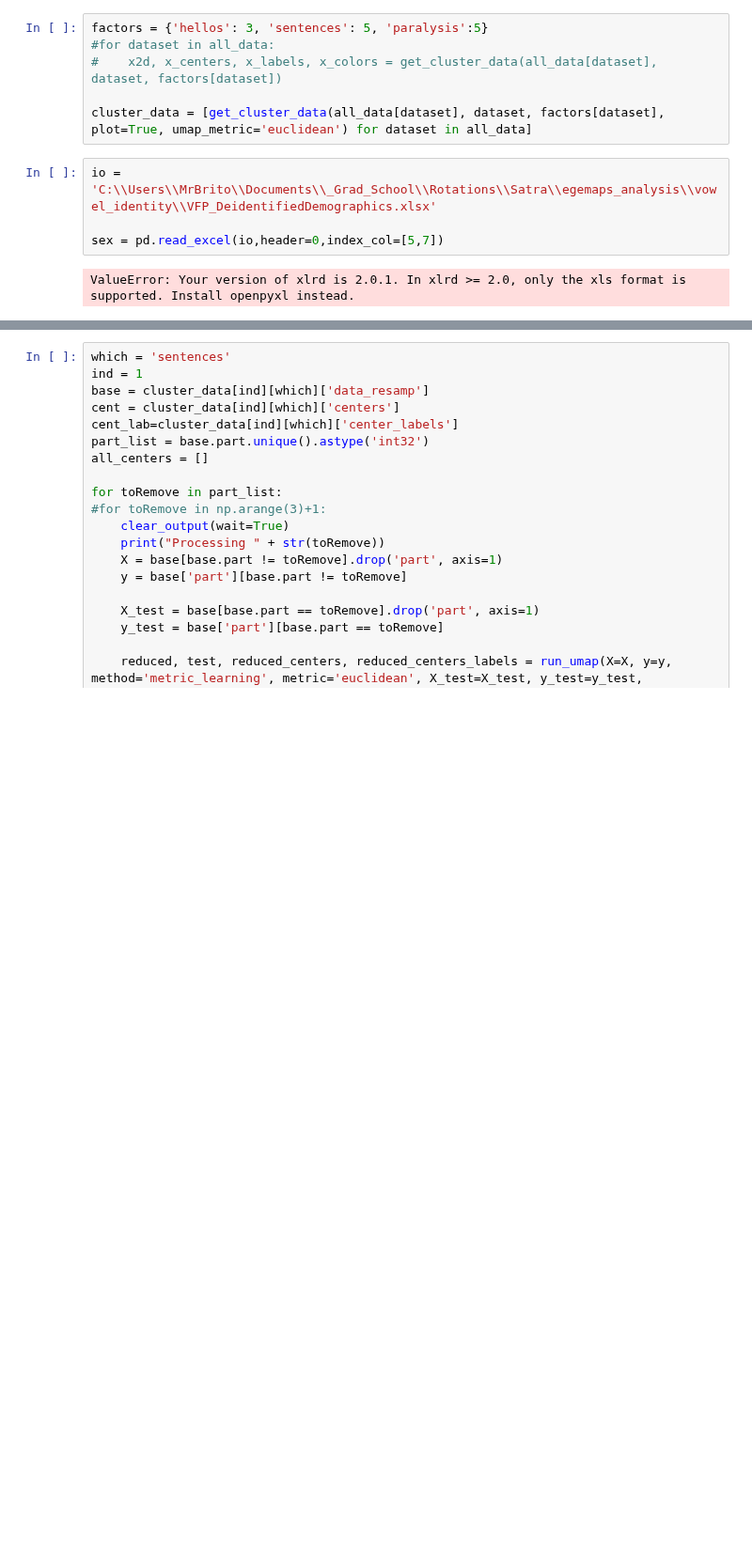
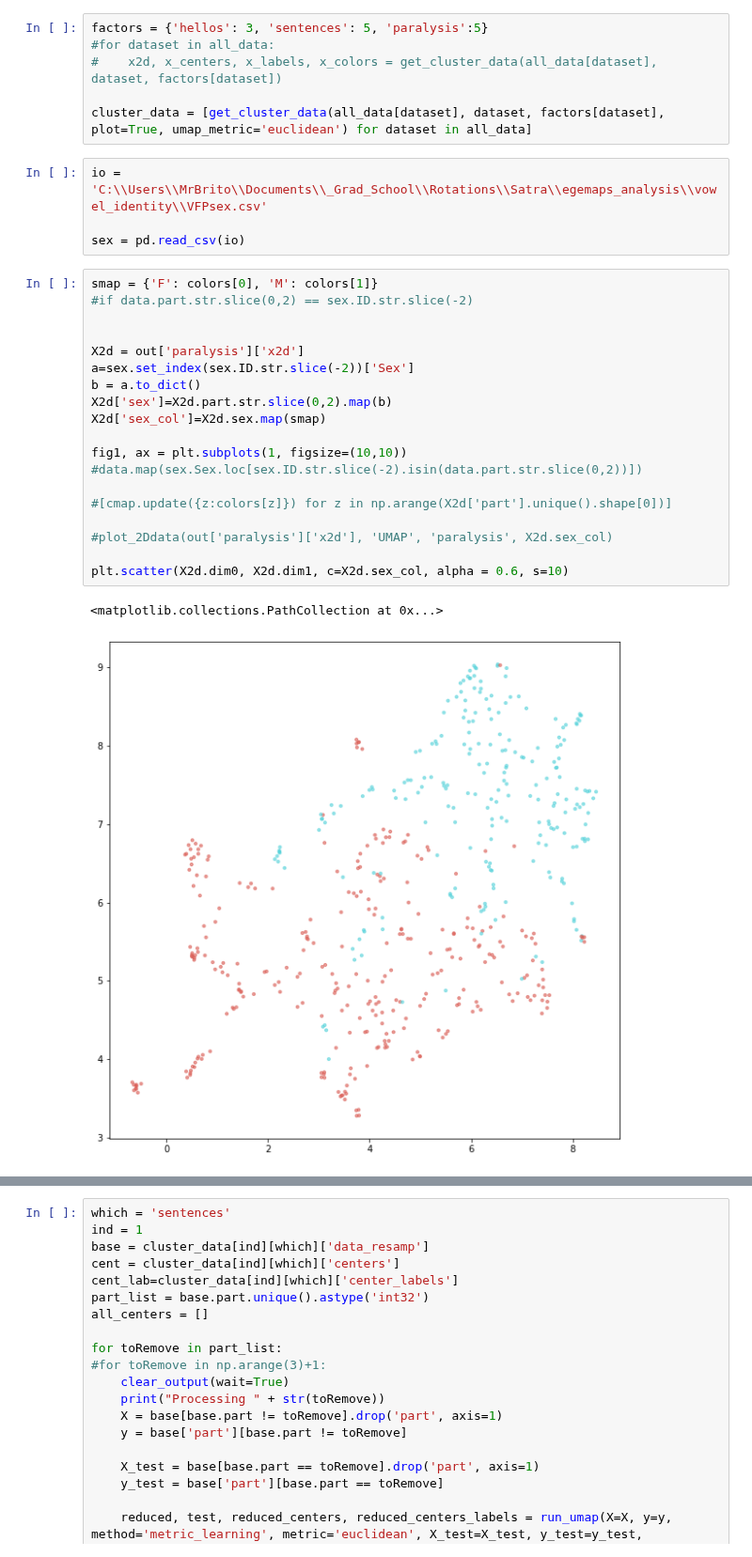
Before and after one commit to Rahul-Brito/infantvoice, a Jupyter notebook: pyannoteTest.ipynb, the cells around one changed output, grey strips where cells are left out. Shown at 94% size. Saved outputs shown, nothing was run; the diff lists cells and outputs as text; blank space fills up the shorter version.

```diff
--- a/pyannoteTest.ipynb
+++ b/pyannoteTest.ipynb
@@ -463,11 +463,31 @@ factors = {'hellos': 3, 'sentences': 5, 'paralysis':5}
 
 cluster_data = [get_cluster_data(all_data[dataset], dataset, factors[dataset], plot=True, umap_metric='euclidean') for dataset in all_data]
 # %%
-io = 'C:\\Users\\MrBrito\\Documents\\_Grad_School\\Rotations\\Satra\\egemaps_analysis\\vowel_identity\\VFP_DeidentifiedDemographics.xlsx'
+io = 'C:\\Users\\MrBrito\\Documents\\_Grad_School\\Rotations\\Satra\\egemaps_analysis\\vowel_identity\\VFPsex.csv'
 
-sex = pd.read_excel(io,header=0,index_col=[5,7])
+sex = pd.read_csv(io)
-# %% [output]
-ValueError: Your version of xlrd is 2.0.1. In xlrd >= 2.0, only the xls format is supported. Install openpyxl instead.
+# %%
+smap = {'F': colors[0], 'M': colors[1]}
+#if data.part.str.slice(0,2) == sex.ID.str.slice(-2)
+
+
+X2d = out['paralysis']['x2d']
+a=sex.set_index(sex.ID.str.slice(-2))['Sex']
+b = a.to_dict()
+X2d['sex']=X2d.part.str.slice(0,2).map(b)
+X2d['sex_col']=X2d.sex.map(smap)
+
+fig1, ax = plt.subplots(1, figsize=(10,10))
+#data.map(sex.Sex.loc[sex.ID.str.slice(-2).isin(data.part.str.slice(0,2))])
+
+#[cmap.update({z:colors[z]}) for z in np.arange(X2d['part'].unique().shape[0])]
+
+#plot_2Ddata(out['paralysis']['x2d'], 'UMAP', 'paralysis', X2d.sex_col)
+
+plt.scatter(X2d.dim0, X2d.dim1, c=X2d.sex_col, alpha = 0.6, s=10)
+# %% [output]
+<matplotlib.collections.PathCollection at 0x...>
+[figure, added]
 # %%
 colors=sns.color_palette("hls", 2)
 cmap = {'n': colors[0], 'v': colors[1]}
```
Also changed, not shown: parts of 2 cells of this notebook.
